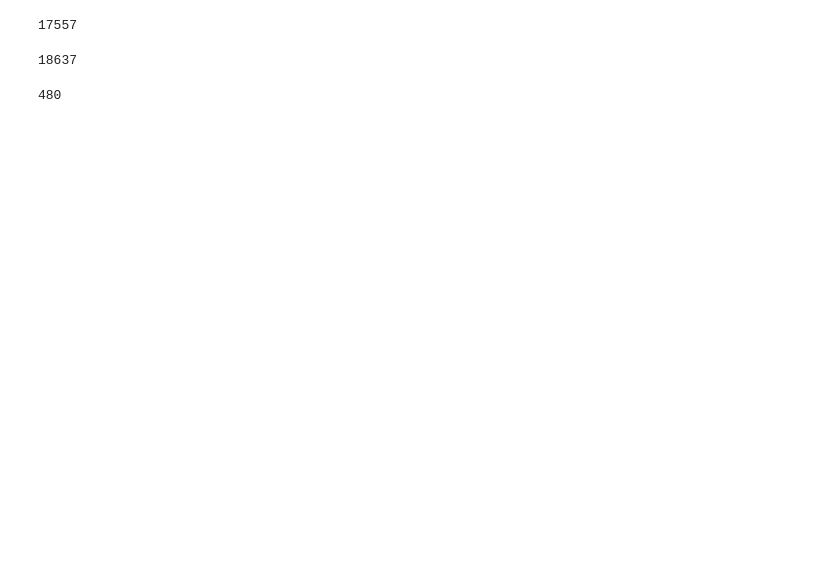
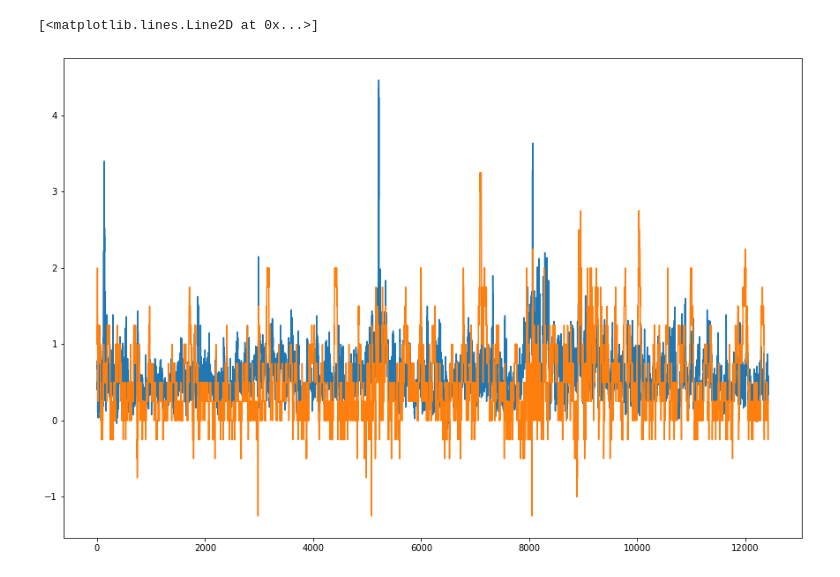
Before and after one commit to racumen/python-binance, a Jupyter notebook: Untitled3.ipynb, the cells around one changed output. Cells and saved outputs as stored; diff of their text form; code cells hidden in the pictures; blank space fills up the shorter version.

```diff
--- a/Untitled3.ipynb
+++ b/Untitled3.ipynb
@@ -10,6 +10,9 @@ from joblib import dump,load
 from sklearn.ensemble import RandomForestRegressor
 import grindfunc
 
+def importa():
+    return grindfunc.import_samples("Binance_BTCUSDT_minute (18).csv","2021-03-19","2021-03-29")
+
 variables_definition=[
     {"name":"minutes","n_samples":1,"n_values":60},
     {"name":"15minutes","n_samples":15,"n_values":28},
@@ -17,7 +20,7 @@ variables_definition=[
     {"name":"6hours","n_samples":360,"n_values":0},
     ]
 
-target_definition={"samples_from":5, "samples_to":120, "n_samples":10}
+target_definition={"samples_from":5, "samples_to":60, "n_samples":10}
 
 n_samples=0
 n_values=0
@@ -28,7 +31,7 @@ for v in variables_definition:
     n_values=n_values+v["n_values"]
 
 values=list(range(n_values))
-df=grindfunc.import_samples("Binance_BTCUSDT_minute (15).csv","2021-02-01")
+df=importa()
 
 h_samples=df.values.tolist()
 print("Importati ",len(h_samples),"valori da",h_samples[-1],"a",h_samples[0])
@@ -45,11 +48,15 @@ Punti 59838
 # %%
-rf = load('rf4.joblib')
+rf = load('rf8.joblib')
 # %%
 samples=[]
 for i in range(n_samples):
     #print("preshift",h_samples[-1])
     samples.insert(0,h_samples[-1][1])
     h_samples.pop(-1)
+
+
+
+print(len(samples),len(h_samples))
 
 capital=100000
 invested=0
@@ -60,14 +67,13 @@ guadu=[]
 BTC=0
 buybu=[]
 sellbu=[]
-
 count=0
 while(len(h_samples)>target_definition["samples_to"]):
     grindfunc.calculate_values(samples, variables_definition,values)
     X=np.array([values])
     prediction = rf.predict(X)
     guadagno=grindfunc.get_target(h_samples, target_definition)
-    if not count%10:
+    if prediction>1.5:
         print(h_samples[-1][0],"\t",round(h_samples[-1][1]),"\t",prediction[0],"\t",guadagno)
 
 
@@ -80,4 +86,6 @@ while(len(h_samples)>target_definition["samples_to"]):
     samples.insert(0,h_samples[-1][1])
     h_samples.pop(-1)
     count+=1
+
+print(count)
 # %% [output]
@@ -334,12 +385,7 @@ print(caz)
-# %%
-count
-# %% [output]
-17557
-# %%
-len(predu)+480+480+120
-# %% [output]
-18637
-# %%
-len(h_samples)-target_definition["samples_to"]
-# %% [output]
-480
+# %%
+plt.figure(figsize=(15,10))
+plt.plot(predu)
+plt.plot(guadu)
+# %% [output]
+[<matplotlib.lines.Line2D at 0x...>]
+[figure, added]
```
Also changed, not shown: parts of 12 cells of this notebook, 2 other files.
